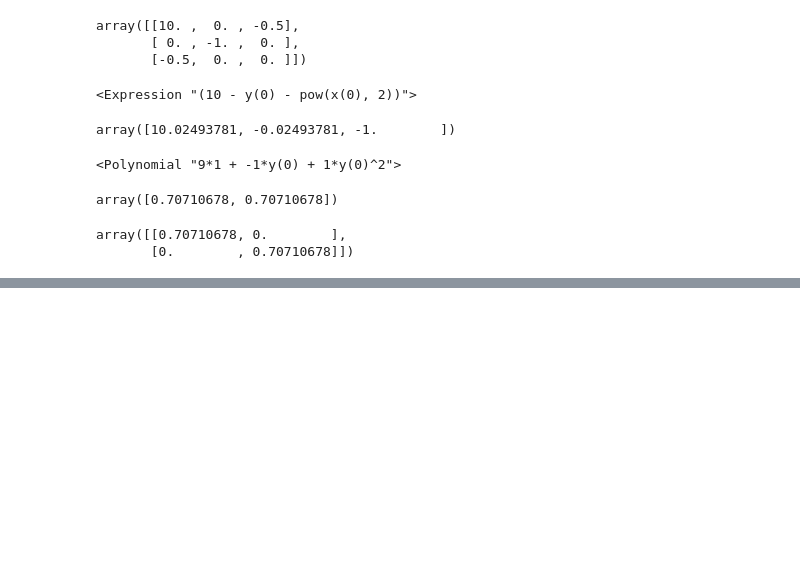
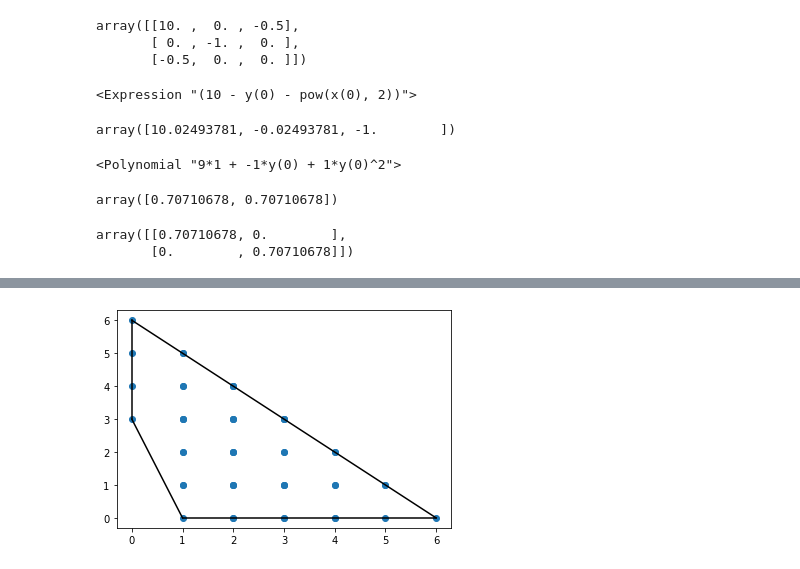
Before and after one commit to abhiagarwal-17/underactuated-edited, a Jupyter notebook: Groebner Basis.ipynb, the cells around one changed output, grey strips where cells are left out. Saved outputs shown, nothing was run; the diff lists cells and outputs as text; code cells hidden in the pictures; blank space fills up the shorter version.

```diff
--- a/Groebner Basis.ipynb
+++ b/Groebner Basis.ipynb
@@ -101,0 +228,2 @@ array([[0.70710678, 0.        ],
+# %%
+points = np.array([xs, ys]).T
@@ -101,0 +234,2 @@ array([[0.70710678, 0.        ],
+# %%
+points_new = points/2
@@ -101,0 +258,12 @@ array([[0.70710678, 0.        ],
+# %%
+conv_points = []
+for point in points_new:
+    print(len(point))
+    int_point = np.array(point, dtype='int')
+    compare = int_point == point
+    print(int_point)
+    print(point)
+    print(compare)
+    if sum(compare) == len(point):
+        conv_points.append(point)
+conv_points = np.array(conv_points)
@@ -101,0 +303,12 @@ array([[0.70710678, 0.        ],
+# %%
+hull = scipy.spatial.ConvexHull(conv_points)
+# %%
+import matplotlib.pyplot as plt
+
+plt.plot(conv_points[:,0], conv_points[:,1], 'o')
+
+for simplex in hull.simplices:
+
+    plt.plot(conv_points[simplex, 0], conv_points[simplex, 1], 'k-')
+# %% [output]
+[figure, added]
```
Also changed, not shown: parts of 38 cells of this notebook, 6 other files.
